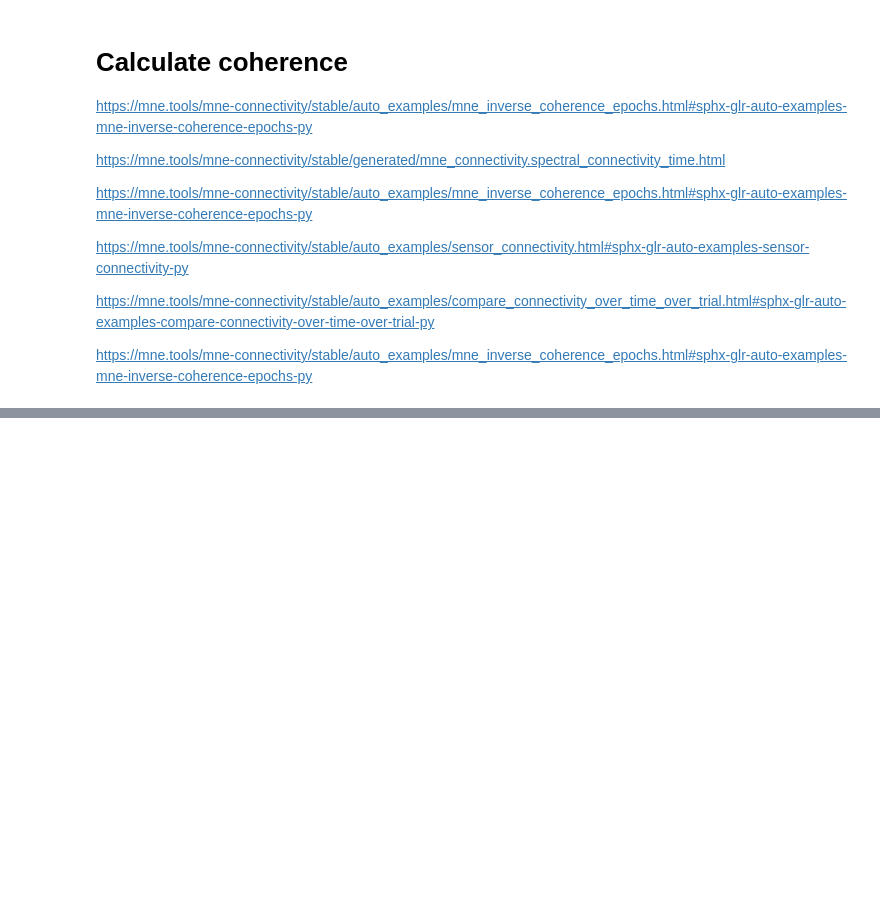
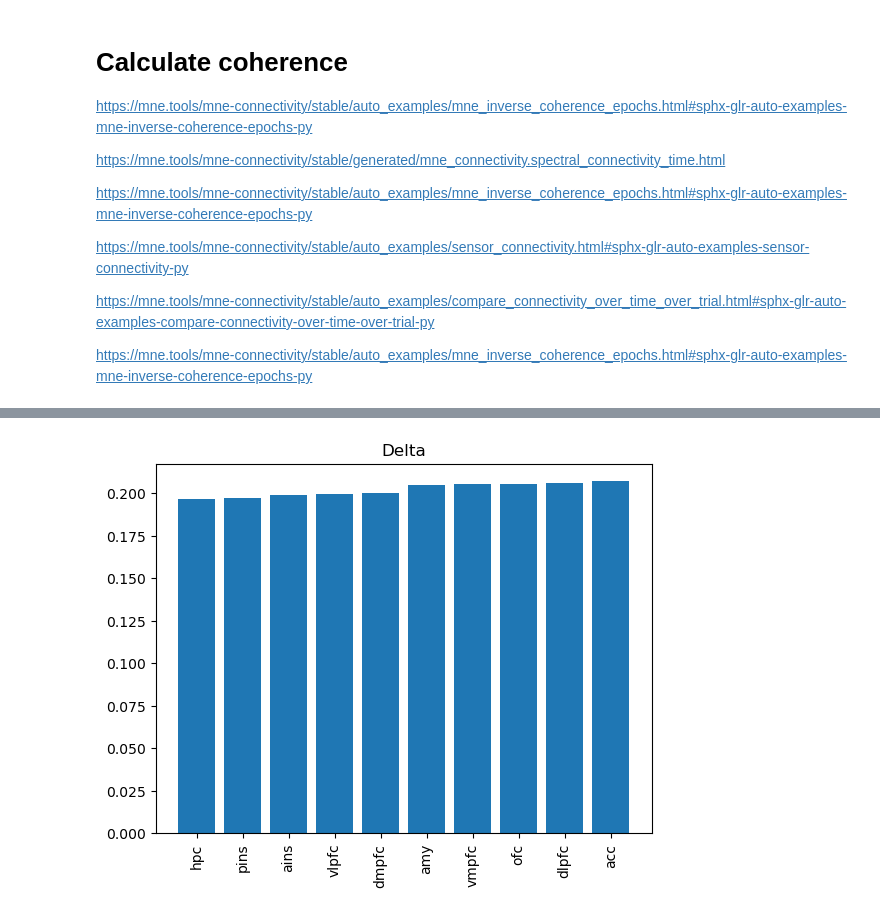
Before and after one commit to aliefink/resting_state_ieeg, a Jupyter notebook: coh_pac/scripts/compute_coh.ipynb, the cells around one changed output, grey strips where cells are left out. Cells and saved outputs as stored; diff of their text form; code cells hidden in the pictures; blank space fills up the shorter version.

```diff
--- a/coh_pac/scripts/compute_coh.ipynb
+++ b/coh_pac/scripts/compute_coh.ipynb
@@ -451,0 +511,3 @@ coh_results.to_csv(f'{base_dir}coh_pac/data/coh_results_all_subj_{date}.csv')
+# %%
+analysis_rois = ['acc', 'amy', 'dmpfc', 'hpc', 'ofc', 'vlpfc',
+       'vmpfc', 'dlpfc', 'ains', 'pins']
@@ -451,0 +516,3 @@ coh_results.to_csv(f'{base_dir}coh_pac/data/coh_results_all_subj_{date}.csv')
+# %%
+roi = 'acc'
+coh_results[(coh_results.seed_roi==roi)]
@@ -451,0 +533,15 @@ coh_results.to_csv(f'{base_dir}coh_pac/data/coh_results_all_subj_{date}.csv')
+# %%
+#### mean within region coherence across freq bands
+
+coh_within_roi = {}
+roi_freq_means = {}
+
+for roi in analysis_rois:
+    roi_df = coh_results[(coh_results.seed_roi==roi)&(coh_results.target_roi==roi)]
+    roi_df = roi_df[roi_df.mean_coh!=1.0]
+    coh_within_roi[roi] = roi_df
+    roi_freq_dict = {}
+    for f in freq_bands.keys():
+        roi_freq_df = roi_df[roi_df.band == f]
+        roi_freq_dict[f] = roi_freq_df
+    roi_freq_means[roi] = roi_freq_dict
@@ -451,0 +552,9 @@ coh_results.to_csv(f'{base_dir}coh_pac/data/coh_results_all_subj_{date}.csv')
+# %%
+########## delta by roi
+delta_means = {}
+
+for roi in analysis_rois:
+    roi_info = roi_freq_means[roi]
+    delta_roi_df = roi_info['delta']
+    delta_means[roi] = np.mean(delta_roi_df.mean_coh)
+delta_means
@@ -451,0 +685,11 @@ coh_results.to_csv(f'{base_dir}coh_pac/data/coh_results_all_subj_{date}.csv')
+# %%
+######## delta means by roi plot
+
+delta_df = pd.DataFrame({'rois':delta_means.keys(),'coh':delta_means.values()}).sort_values('coh')
+
+plt.bar(delta_df.rois, delta_df.coh)
+plt.xticks(rotation=90)
+plt.title('Delta')
+plt.show()
+# %% [output]
+[figure, added]
```
Also changed, not shown: parts of 45 cells of this notebook, 3 other files.
